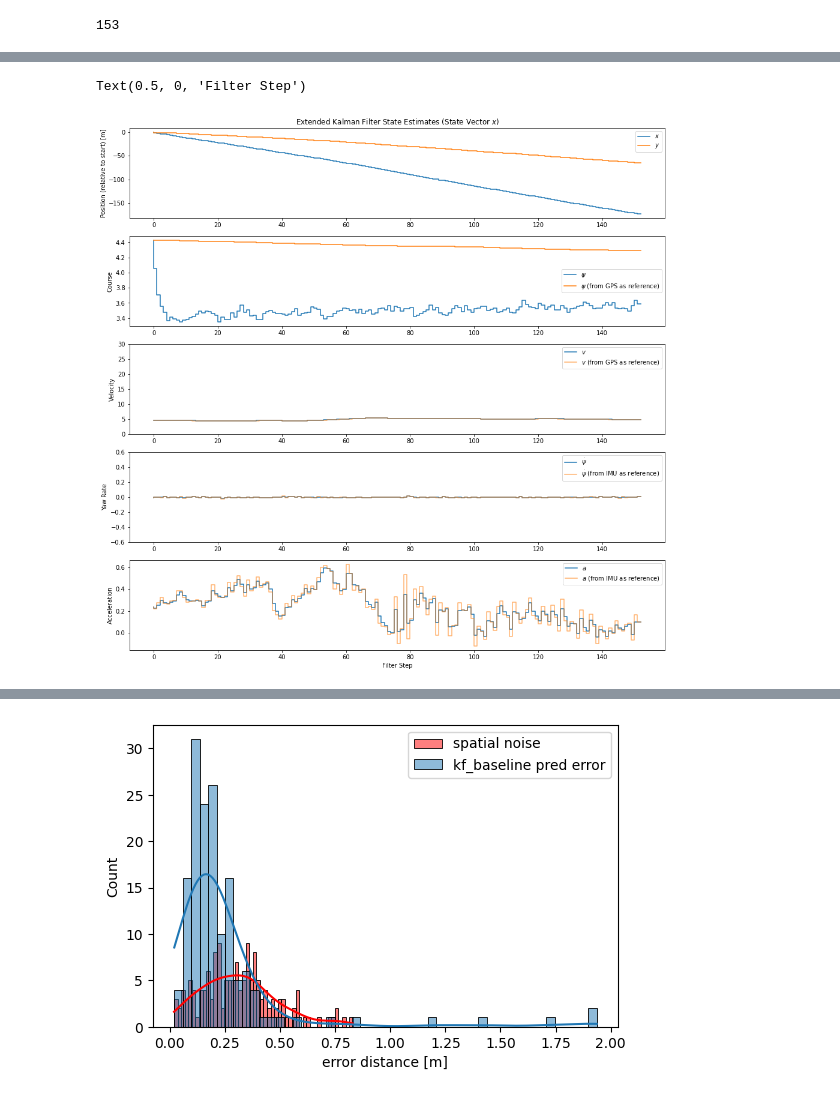
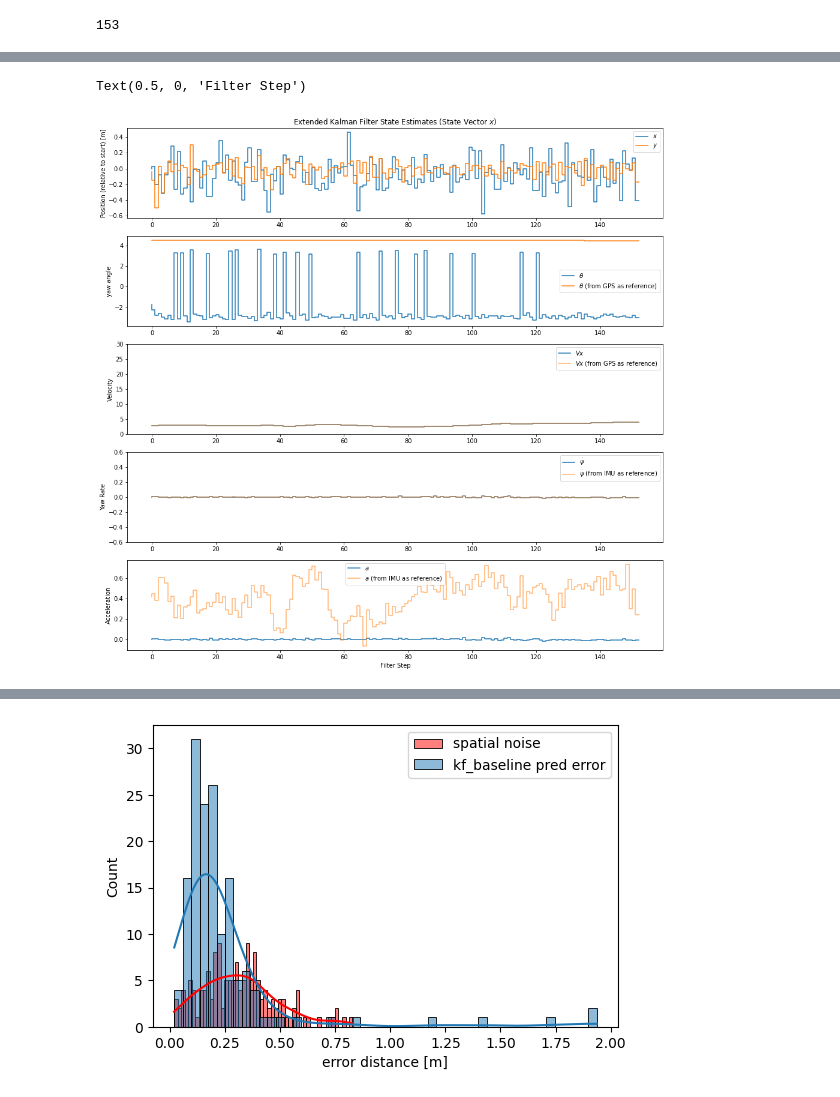
Before and after one commit to jarviskroos7/PATH_vehicle_localization, a Jupyter notebook: code/ekf_6states.ipynb, the cells around one changed output, grey strips where cells are left out. Drawn from its saved outputs; the diff is of its cells as text; code cells hidden in the pictures.

```diff
--- a/code/ekf_6states.ipynb
+++ b/code/ekf_6states.ipynb
@@ -101,0 +268,4 @@ gs.jacobian(state)
+# %%
+sample_idx = 201
+sample_traj = ll_seg_noise[sample_idx]
+sample_traj.head()
@@ -462,0 +525,5 @@ plt.legend(loc='best')
+# %%
+# filter
+
+x_est_sample, x_noise, y_noise, x, y = ekf_6_stats(sample_traj)
+print(x_est_sample.shape, x_noise.shape)
@@ -463,43 +541,43 @@ plt.legend(loc='best')
 # %%
-fig = plt.figure(figsize=(16,16))
+fig = plt.figure(figsize=(16, 16))
+steps = range(x_est_sample.shape[0])
 
 plt.subplot(511)
-plt.step(range(len(observations[0])),x0-x_noise[0], label='$x$')
-plt.step(range(len(observations[0])),x1-y_noise[0], label='$y$')
-
+plt.step(steps, x_est_sample[:, 0]-sample_traj['x_noise'].values, label='$x$')
+plt.step(steps, x_est_sample[:, 1]-sample_traj['y_noise'].values, label='$y$')
 plt.title('Extended Kalman Filter State Estimates (State Vector $x$)')
 plt.legend(loc='best')
 plt.ylabel('Position (relative to start) [m]')
 
 plt.subplot(512)
-plt.step(range(len(observations[0])), x2, label='$\psi$')
-plt.step(range(len(observations[0])), theta, label='$\psi$ (from GPS as reference)')
-plt.ylabel('Course')
+plt.step(steps, x_est_sample[:, 2], label=r'$\theta}$')
+plt.step(steps, sample_traj['theta'].values /180.0*np.pi , label=r'$\theta}$ (from GPS as reference)')
+plt.ylabel('yaw angle')
 plt.legend(loc='best')
 
 plt.subplot(513)
-plt.step(range(len(observations[0])),x3, label='$v$')
-plt.step(range(len(observations[0])),Vx, label='$v$ (from GPS as reference)', alpha=0.6)
+plt.step(steps, x_est_sample[:, 3], label='$Vx$')
+plt.step(steps, sample_traj['Vx'].values, label='$Vx$ (from GPS as reference)', alpha=0.6)
 plt.ylabel('Velocity')
 plt.ylim([0, 30])
 plt.legend(loc='best')
 
 plt.subplot(514)
-plt.step(range(len(observations[0])),x4, label='$\dot \psi$')
-plt.step(range(len(observations[0])),omega_Zv, label='$\dot \psi$ (from IMU as reference)', alpha=0.6)
+plt.step(steps, x_est_sample[:, 4], label='$\dot \psi$')
+plt.step(steps, sample_traj['omega_Zv'].values/180.0*np.pi, label='$\dot \psi$ (from IMU as reference)', alpha=0.6)
 plt.ylabel('Yaw Rate')
 plt.ylim([-0.6, 0.6])
 plt.legend(loc='best')
 
 plt.subplot(515)
-plt.step(range(len(observations[0])),x5, label='$a$')
-plt.step(range(len(observations[0])),alpha_Xv, label='$a$ (from IMU as reference)', alpha=0.6)
+plt.step(steps, x_est_sample[:, 4], label='$a$')
+plt.step(steps, sample_traj['alpha_Xv'].values, label='$a$ (from IMU as reference)', alpha=0.6)
 plt.ylabel('Acceleration')
 #plt.ylim([-0.6, 0.6])
 plt.legend(loc='best')
 plt.xlabel('Filter Step')
 
 # plt.savefig('Extended-Kalman-Filter-CTRA-State-Estimates.png', dpi=72, transparent=True, bbox_inches='tight')
 # %% [output]
 Text(0.5, 0, 'Filter Step')
-[figure, old version]
+[figure, new version]
```
Also changed, not shown: parts of 29 cells of this notebook, 2 other files.
